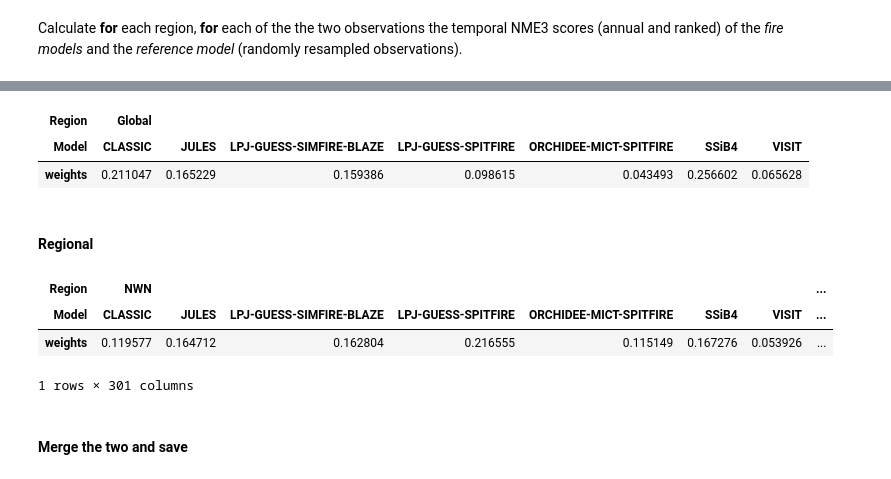
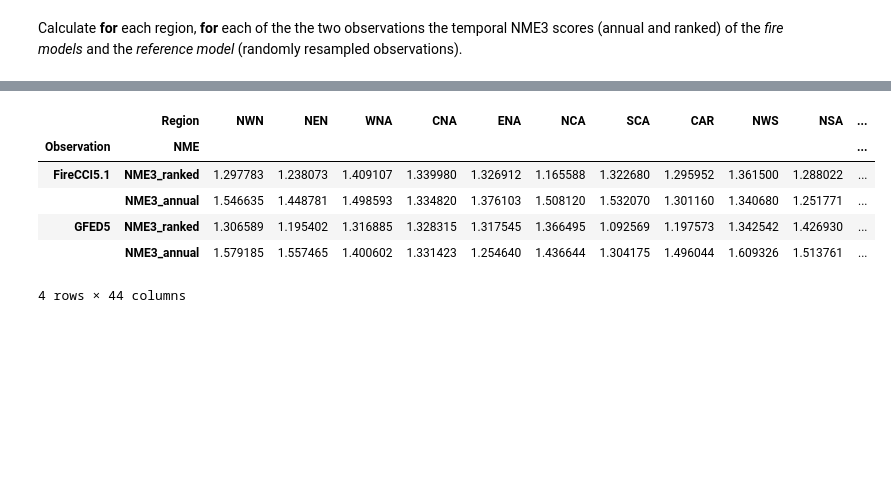
Before and after one commit to SeppeLampe/Global-Burned-Area-Increasingly-Explained-By-Climate-Change, a Jupyter notebook: Scripts/3_Evaluation_Weighting.ipynb, the cells around one changed output, grey strips where cells are left out. Cells and saved outputs as stored; diff of their text form; code cells hidden in the pictures; blank space fills up the shorter version.

```diff
--- a/Scripts/3_Evaluation_Weighting.ipynb
+++ b/Scripts/3_Evaluation_Weighting.ipynb
@@ -10,9 +14,9 @@ import warnings
 from Functions import *
 from Global_Variables import *
 # %%
-obs_df = pd.read_pickle(os.path.join(RESULTS_PATH, 'AR6_obs_df.pkl'))
-obsclim_df = pd.read_pickle(os.path.join(RESULTS_PATH, 'AR6_obsclim_df.pkl'))
-counterclim_df = pd.read_pickle(os.path.join(RESULTS_PATH, 'AR6_counterclim_df.pkl'))
+obs_df = add_global(pd.read_pickle(os.path.join(RESULTS_PATH, 'AR6_obs_df.pkl')))
+obsclim_df = add_global(pd.read_pickle(os.path.join(RESULTS_PATH, 'AR6_obsclim_df.pkl')))
+counterclim_df = add_global(pd.read_pickle(os.path.join(RESULTS_PATH, 'AR6_counterclim_df.pkl')))
 # %% [markdown]
 ## Calculate NME scores
 # %% [markdown]
@@ -46,13 +49,0 @@ NME_scores
-# %%
-index = pd.MultiIndex.from_product([obs_dict.keys(), ('NME3_ranked', 'NME3_annual')], names=['Observation', 'NME'])
-NME_scores_global = pd.DataFrame(index=index, columns=obsclim_df.columns.unique(level='Model'))
-start_year, end_year = 2003, 2019
-
-for obsname, nmename in NME_scores_global.index:
-    obs = to_global(constrain_time(select_models(obs_df, obsname), start_year, end_year))
-    for modelname in NME_scores_global.columns:
-        model = to_global(constrain_time(select_models(obsclim_df, modelname), start_year, end_year))
-        NME_scores_global.loc[(obsname), modelname] = (NME3_temporal(obs.sort_values(by=obsname)[obsname], model.sort_values(by=modelname)[modelname]), NME3_temporal(to_annual(obs)[obsname], to_annual(model)[modelname]))
-
-NME_scores_global.to_pickle(os.path.join(RESULTS_PATH, 'NME_scores_global_temporal.pkl'))
-NME_scores_global
@@ -71,10 +53,10 @@ Calculate __for__ each region, __for__ each of the the two observations the temp
 rng = np.random.default_rng(SEED)
 start_year, end_year = 2003, 2019
 index = pd.MultiIndex.from_product([obs_dict.keys(), ('NME3_ranked', 'NME3_annual')], names=['Observation', 'NME'])
-NME_scores = pd.DataFrame(index=index, columns=obsclim_df.columns)
+NME_scores = pd.DataFrame(index=index, columns=obsclim_df.columns, dtype=np.float32)
 
 columns = obsclim_df.columns.unique(level='Region')
-NME_ref_scores = pd.DataFrame(index=index, columns=columns)
+NME_ref_scores = pd.DataFrame(index=index, columns=columns, dtype=np.float32)
 
 for regionname, modelname in NME_scores.columns:
     obs = constrain_time(select_region(obs_df, regionname), start_year, end_year)
@@ -85,8 +67,6 @@ for regionname, modelname in NME_scores.columns:
         obs_series, model_series = obs_select[(regionname, obs_name)], model[(regionname, modelname)]
         obs_annual_series, model_annual_series = to_annual(obs_select)[(regionname, obs_name)], to_annual(model)[(regionname, modelname)]
 
-        zero_obs = pd.Series(0, index=obs_select.index)
-        mean_obs = obs_select.mean(axis=1)
         random_obs = pd.Series(rng.choice(obs_select.values.flatten(), size=len(obs.index), replace=False), index=obs_select.index)
 
         NME_scores.loc[(obs_name), (regionname, modelname)] = (NME3_temporal(obs_series.sort_values(), model_series.sort_values()), NME3_temporal(obs_annual_series, model_annual_series))
@@ -94,4 +74,3 @@ for regionname, modelname in NME_scores.columns:
 
 NME_scores.to_pickle(os.path.join(RESULTS_PATH, 'NME_scores_temporal.pkl'))
 NME_ref_scores.to_pickle(os.path.join(RESULTS_PATH, 'NME_ref_scores_temporal.pkl'))
-NME_scores
@@ -111,28 +76,0 @@ NME_scores
-# %%
-sigmaD = 0.5
-NME_scores = pd.read_pickle(os.path.join(RESULTS_PATH, 'NME_scores_global_temporal.pkl'))
-
-columns = pd.MultiIndex.from_tuples(list(map(lambda x: ('Global', x), NME_scores.columns)), names=['Region', 'Model'])
-model_weights_global = pd.DataFrame(np.exp(-NME_scores.values.astype(float)/sigmaD).sum(axis=0)[None, :], index=['weights'], columns=columns)
-model_weights_global /= model_weights_global.sum(axis=1).values[0]
-model_weights_global
-# %% [output]
-| Region | Global |  |  |  |  |  |  |
-| Model | CLASSIC | JULES | LPJ-GUESS-SIMFIRE-BLAZE | LPJ-GUESS-SPITFIRE | ORCHIDEE-MICT-SPITFIRE | SSiB4 | VISIT |
-| weights | 0.211047 | 0.165229 | 0.159386 | 0.098615 | 0.043493 | 0.256602 | 0.065628 |
-# %% [markdown]
-#### Regional
-# %%
-sigmaD = 0.5
-NME_scores = pd.read_pickle(os.path.join(RESULTS_PATH, 'NME_scores_temporal.pkl'))
-
-model_weights = pd.DataFrame(np.exp(-NME_scores.values.astype(float)/sigmaD).sum(axis=0)[None, :], index=['weights'], columns=NME_scores.columns)
-model_weights /= model_weights.groupby(level='Region', axis=1).sum()
-model_weights
-# %% [output]
-| Region | NWN |  |  |  |  |  |  | ... |
-| Model | CLASSIC | JULES | LPJ-GUESS-SIMFIRE-BLAZE | LPJ-GUESS-SPITFIRE | ORCHIDEE-MICT-SPITFIRE | SSiB4 | VISIT | ... |
-| weights | 0.119577 | 0.164712 | 0.162804 | 0.216555 | 0.115149 | 0.167276 | 0.053926 | ... |
-1 rows × 301 columns
-# %% [markdown]
-#### Merge the two and save
@@ -140,0 +77,10 @@ pd.concat([model_weights, model_weights_global], axis=1).to_pickle(os.path.join(
+# %%
+NME_ref_scores
+# %% [output]
+|  | Region | NWN | NEN | WNA | CNA | ENA | NCA | SCA | CAR | NWS | NSA | ... |
+| Observation | NME |  |  |  |  |  |  |  |  |  |  | ... |
+| FireCCI5.1 | NME3_ranked | 1.297783 | 1.238073 | 1.409107 | 1.339980 | 1.326912 | 1.165588 | 1.322680 | 1.295952 | 1.361500 | 1.288022 | ... |
+|  | NME3_annual | 1.546635 | 1.448781 | 1.498593 | 1.334820 | 1.376103 | 1.508120 | 1.532070 | 1.301160 | 1.340680 | 1.251771 | ... |
+| GFED5 | NME3_ranked | 1.306589 | 1.195402 | 1.316885 | 1.328315 | 1.317545 | 1.366495 | 1.092569 | 1.197573 | 1.342542 | 1.426930 | ... |
+|  | NME3_annual | 1.579185 | 1.557465 | 1.400602 | 1.331423 | 1.254640 | 1.436644 | 1.304175 | 1.496044 | 1.609326 | 1.513761 | ... |
+4 rows × 44 columns
```
Also changed, not shown: parts of 13 cells of this notebook, 36 other files.
